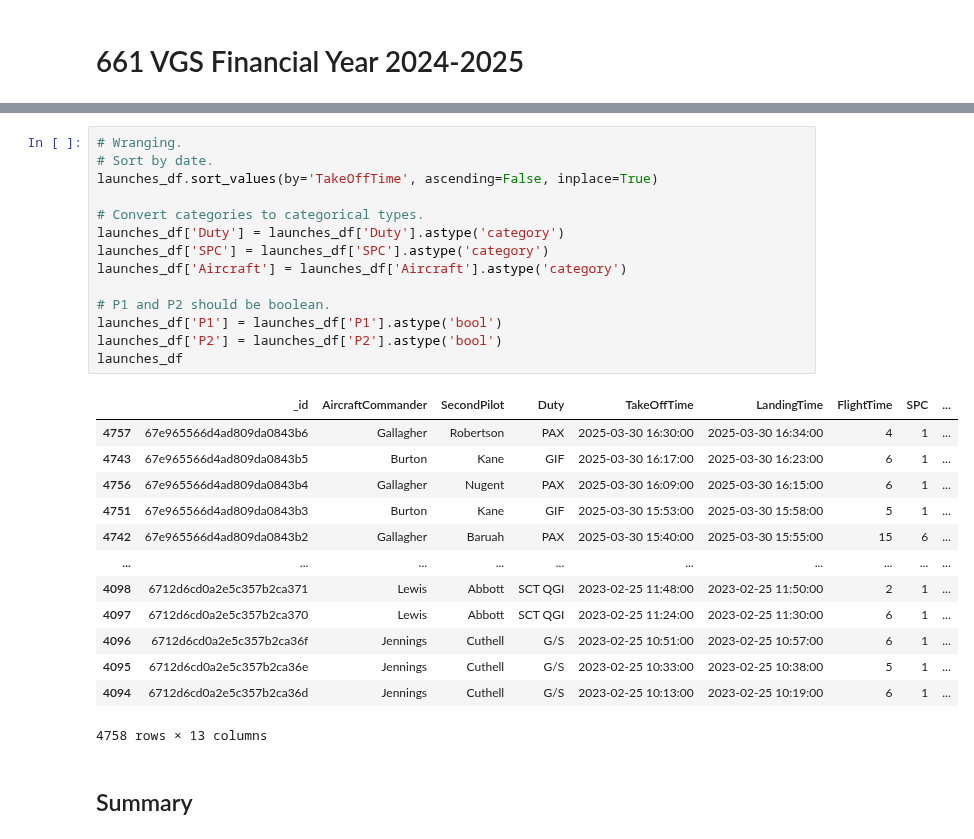
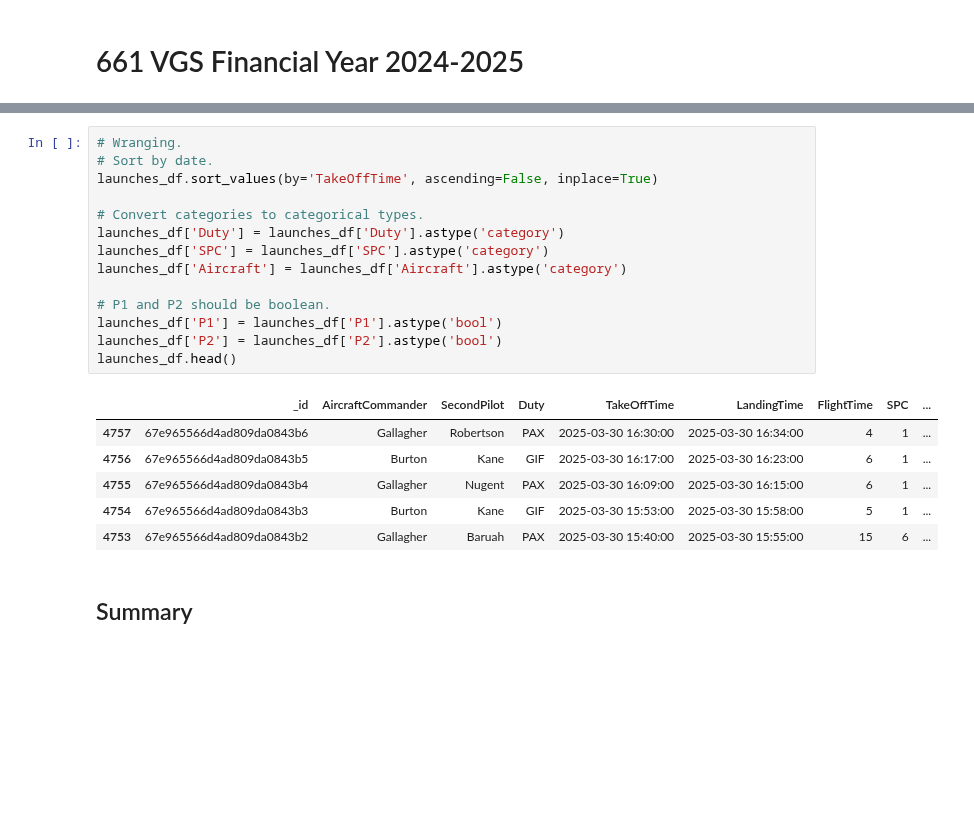
Before and after one commit to mjennings061/viking-log-keeper, a Jupyter notebook: scripts/year_end.ipynb, the cells around one changed output, grey strips where cells are left out. Saved outputs shown, nothing was run; the diff lists cells and outputs as text; blank space fills up the shorter version.

```diff
--- a/scripts/year_end.ipynb
+++ b/scripts/year_end.ipynb
@@ -46,31 +46,24 @@ if client.log_in():
 # %%
 # Wranging.
 # Sort by date.
 launches_df.sort_values(by='TakeOffTime', ascending=False, inplace=True)
 
 # Convert categories to categorical types.
 launches_df['Duty'] = launches_df['Duty'].astype('category')
 launches_df['SPC'] = launches_df['SPC'].astype('category')
 launches_df['Aircraft'] = launches_df['Aircraft'].astype('category')
 
 # P1 and P2 should be boolean.
 launches_df['P1'] = launches_df['P1'].astype('bool')
 launches_df['P2'] = launches_df['P2'].astype('bool')
-launches_df
+launches_df.head()
 # %% [output]
 |  | _id | AircraftCommander | SecondPilot | Duty | TakeOffTime | LandingTime | FlightTime | SPC | ... |
 | 4757 | 67e965566d4ad809da0843b6 | Gallagher | Robertson | PAX | 2025-03-30 16:30:00 | 2025-03-30 16:34:00 | 4 | 1 | ... |
-| 4743 | 67e965566d4ad809da0843b5 | Burton | Kane | GIF | 2025-03-30 16:17:00 | 2025-03-30 16:23:00 | 6 | 1 | ... |
-| 4756 | 67e965566d4ad809da0843b4 | Gallagher | Nugent | PAX | 2025-03-30 16:09:00 | 2025-03-30 16:15:00 | 6 | 1 | ... |
-| 4751 | 67e965566d4ad809da0843b3 | Burton | Kane | GIF | 2025-03-30 15:53:00 | 2025-03-30 15:58:00 | 5 | 1 | ... |
-| 4742 | 67e965566d4ad809da0843b2 | Gallagher | Baruah | PAX | 2025-03-30 15:40:00 | 2025-03-30 15:55:00 | 15 | 6 | ... |
-| ... | ... | ... | ... | ... | ... | ... | ... | ... | ... |
-| 4098 | 6712d6cd0a2e5c357b2ca371 | Lewis | Abbott | SCT QGI | 2023-02-25 11:48:00 | 2023-02-25 11:50:00 | 2 | 1 | ... |
-| 4097 | 6712d6cd0a2e5c357b2ca370 | Lewis | Abbott | SCT QGI | 2023-02-25 11:24:00 | 2023-02-25 11:30:00 | 6 | 1 | ... |
-| 4096 | 6712d6cd0a2e5c357b2ca36f | Jennings | Cuthell | G/S | 2023-02-25 10:51:00 | 2023-02-25 10:57:00 | 6 | 1 | ... |
-| 4095 | 6712d6cd0a2e5c357b2ca36e | Jennings | Cuthell | G/S | 2023-02-25 10:33:00 | 2023-02-25 10:38:00 | 5 | 1 | ... |
-| 4094 | 6712d6cd0a2e5c357b2ca36d | Jennings | Cuthell | G/S | 2023-02-25 10:13:00 | 2023-02-25 10:19:00 | 6 | 1 | ... |
+| 4756 | 67e965566d4ad809da0843b5 | Burton | Kane | GIF | 2025-03-30 16:17:00 | 2025-03-30 16:23:00 | 6 | 1 | ... |
+| 4755 | 67e965566d4ad809da0843b4 | Gallagher | Nugent | PAX | 2025-03-30 16:09:00 | 2025-03-30 16:15:00 | 6 | 1 | ... |
+| 4754 | 67e965566d4ad809da0843b3 | Burton | Kane | GIF | 2025-03-30 15:53:00 | 2025-03-30 15:58:00 | 5 | 1 | ... |
+| 4753 | 67e965566d4ad809da0843b2 | Gallagher | Baruah | PAX | 2025-03-30 15:40:00 | 2025-03-30 15:55:00 | 15 | 6 | ... |
-4758 rows × 13 columns
 # %% [markdown]
 ## Summary
 # %%
```
Also changed, not shown: parts of 7 cells of this notebook.
